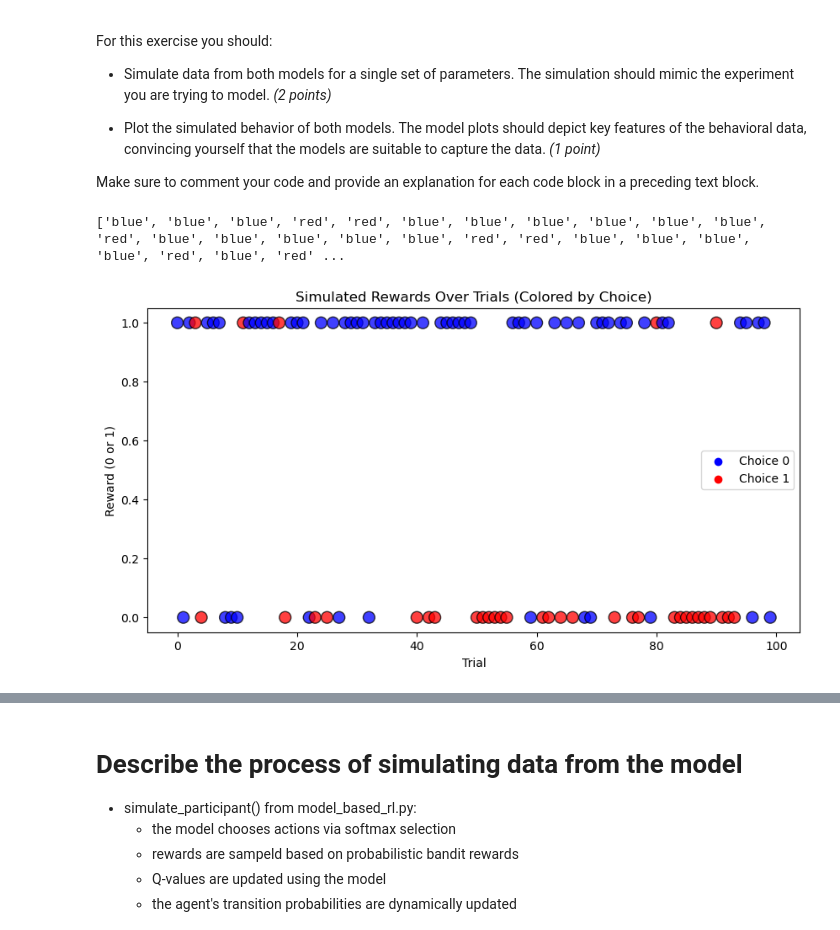
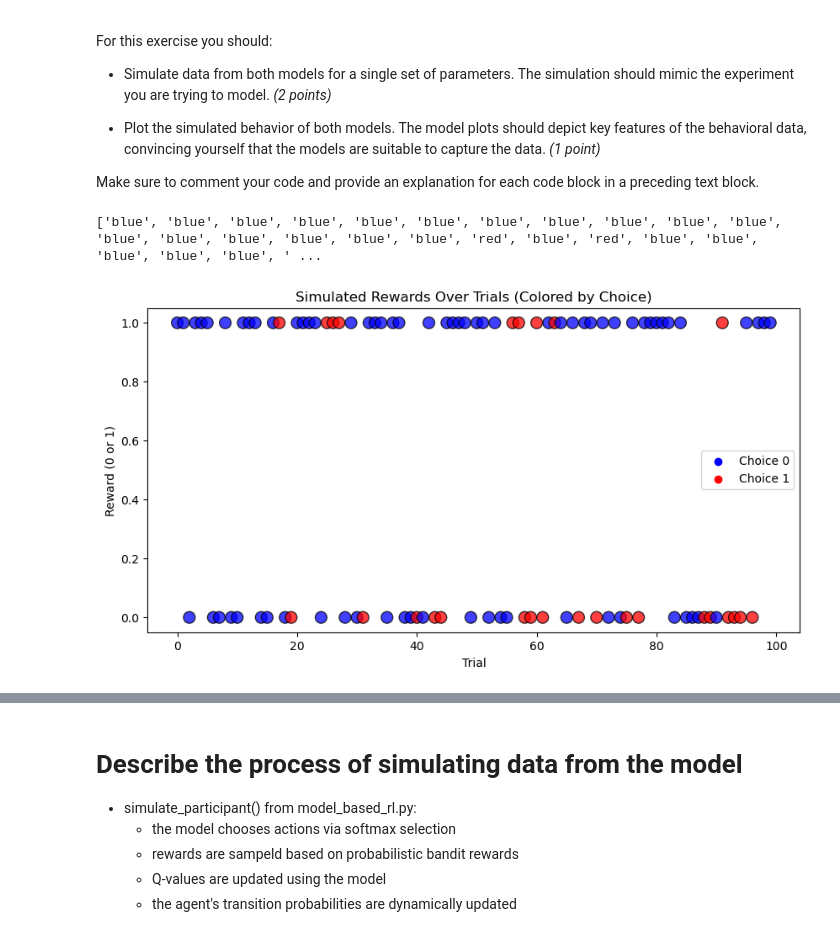
Before and after one commit to elihagen/modeling_group3, a Jupyter notebook: Group3_Experiment_1.ipynb, the cells around one changed output, grey strips where cells are left out. Saved outputs shown, nothing was run; the diff lists cells and outputs as text; code cells hidden in the pictures.

```diff
--- a/Group3_Experiment_1.ipynb
+++ b/Group3_Experiment_1.ipynb
@@ -225,12 +230,12 @@ Make sure to comment your code and provide an explanation for each code block in
 # %%
 from explore_data import *
 from model_based_rl import *
 np.random.seed(42)
-choices_mb, rewards_mb, model_mb = simulate_participant(trials=100, alpha=0.02, beta=0.8, gamma=0.8, theta=0.8)
+choices_mb, rewards_mb, model_mb = simulate_participant(trials=100, alpha=0.5, beta=2.0, gamma=1.0, theta=0.2)
 plot_simulated_behavior(choices_mb, rewards_mb)
 # %% [output]
-['blue', 'blue', 'blue', 'red', 'red', 'blue', 'blue', 'blue', 'blue', 'blue', 'blue', 'red', 'blue', 'blue', 'blue', 'blue', 'blue', 'red', 'red', 'blue', 'blue', 'blue', 'blue', 'red', 'blue', 'red' ...
+['blue', 'blue', 'blue', 'blue', 'blue', 'blue', 'blue', 'blue', 'blue', 'blue', 'blue', 'blue', 'blue', 'blue', 'blue', 'blue', 'blue', 'red', 'blue', 'red', 'blue', 'blue', 'blue', 'blue', 'blue', ' ...
-[figure, old version]
+[figure, new version]
 # %%
 from model_free_rl import *
 model_mf = ModelFreeRL()
```
Also changed, not shown: parts of 24 cells of this notebook, 18 other files.
